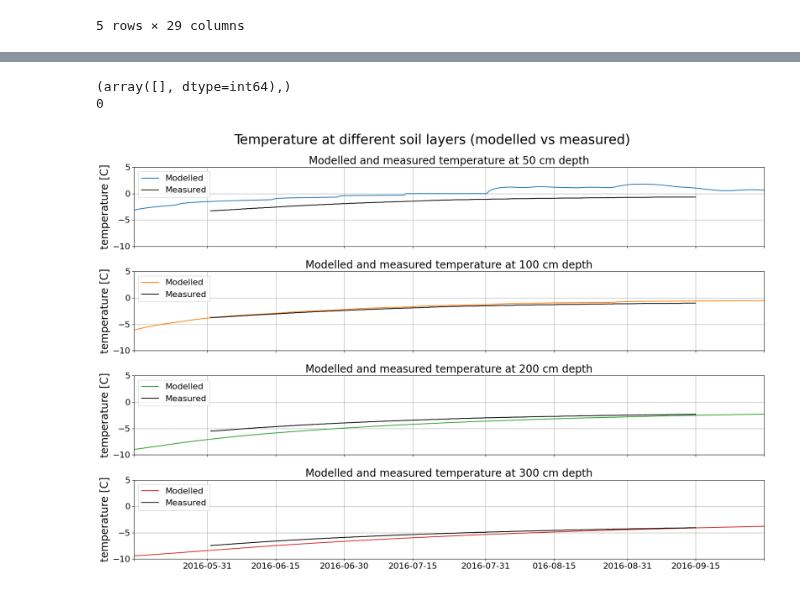
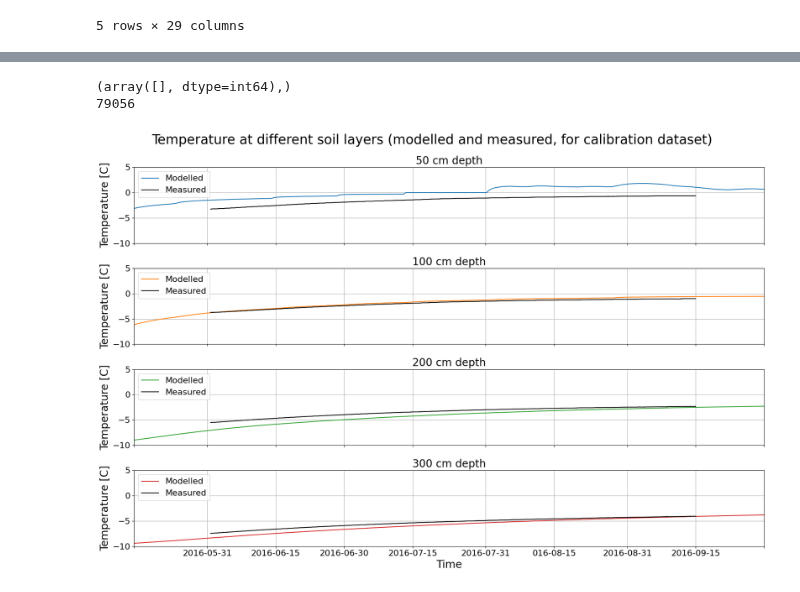
Before and after one commit to khdebruijn/thermo-morphological-model, a Jupyter notebook: validation/ground_temperature_calibration2.ipynb, the cells around one changed output, grey strips where cells are left out. Cells and saved outputs as stored; diff of their text form; code cells hidden in the pictures.

```diff
--- a/validation/ground_temperature_calibration2.ipynb
+++ b/validation/ground_temperature_calibration2.ipynb
@@ -258,19 +258,19 @@ print(np.nonzero(df_gt.time.values == pd.to_datetime("2011-01-01")))
 print(start_last_year_indices)
 df_gt = df_gt.iloc[start_last_year_indices:]
 
-ax1.set_title('Modelled and measured temperature at 50 cm depth')
+ax1.set_title('50 cm depth')
 ax1.plot(df_gt['time'], df_gt['temp_0.5m[K]'] - 273.15, 'C0', label=f'Modelled')
 ax1.plot(df_erikson1['date_time'], df_erikson1['dpth50cm'], 'k', label='Measured')
 
-ax2.set_title('Modelled and measured temperature at 100 cm depth')
+ax2.set_title('100 cm depth')
 ax2.plot(df_gt['time'], df_gt['temp_1.0m[K]'] - 273.15, 'C1', label=f'Modelled')
 ax2.plot(df_erikson1['date_time'], df_erikson1['dpth100cm'], 'k', label='Measured')
 
-ax3.set_title('Modelled and measured temperature at 200 cm depth')
+ax3.set_title('200 cm depth')
 ax3.plot(df_gt['time'], df_gt['temp_2.0m[K]'] - 273.15, 'C2', label=f'Modelled')
 ax3.plot(df_erikson1['date_time'], df_erikson1['dpth200cm'], 'k', label='Measured')
 
-ax4.set_title('Modelled and measured temperature at 300 cm depth')
+ax4.set_title('300 cm depth')
 ax4.plot(df_gt['time'], df_gt['temp_3.0m[K]'] - 273.15, 'C3', label=f'Modelled')
 ax4.plot(df_erikson1['date_time'], df_erikson1['dpth300cm'], 'k', label='Measured')
 
@@ -301,34 +301,36 @@ for ax in [ax1, ax2, ax3, ax4]:
         "2016-06-30",
         "2016-07-15",
         "2016-07-31",
         "016-08-15",
         "2016-08-31",
         "2016-09-15",
         None
     ]
     )
 
     ax.legend(loc='upper left')
     # ax.set_xlabel('time')
-    ax.set_ylabel('temperature [C]')
+    ax.set_ylabel('Temperature [C]')
     ax.grid()
 
-fig.suptitle("Temperature at different soil layers (modelled vs measured)")
+ax4.set_xlabel('Time')
+
+fig.suptitle("Temperature at different soil layers (modelled and measured, for calibration dataset)")
 fig.tight_layout()
 fig.savefig(os.path.join(save_path, 'rmse_calibration_a.png'), bbox_inches='tight', facecolor='white', transparent=False)
 
 # fig1.tight_layout()
 # fig2.tight_layout()
 # fig3.tight_layout()
 # fig4.tight_layout()
 
 # fig1.savefig(os.path.join(save_path, 'rmse_validation_a1.png'), bbox_inches='tight', facecolor='white', transparent=False)
 # fig2.savefig(os.path.join(save_path, 'rmse_validation_a2.png'), bbox_inches='tight', facecolor='white', transparent=False)
 # fig3.savefig(os.path.join(save_path, 'rmse_validation_a3.png'), bbox_inches='tight', facecolor='white', transparent=False)
 # fig4.savefig(os.path.join(save_path, 'rmse_validation_a4.png'), bbox_inches='tight', facecolor='white', transparent=False)
 
 # fig.show()
 # %% [output]
 (array([], dtype=int64),)
-0
+79056
-[figure, old version]
+[figure, new version]
```
Also changed, not shown: parts of 1 cell of this notebook, 15 other files.
